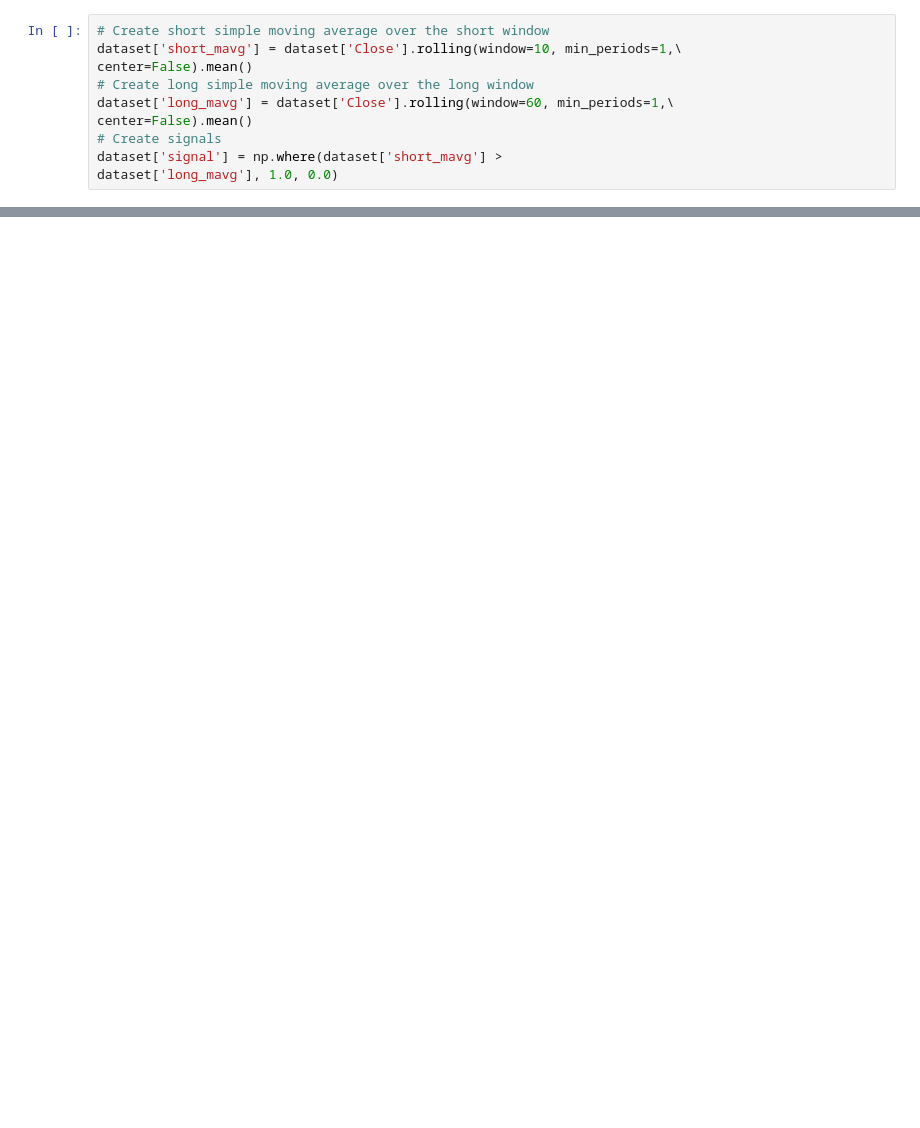
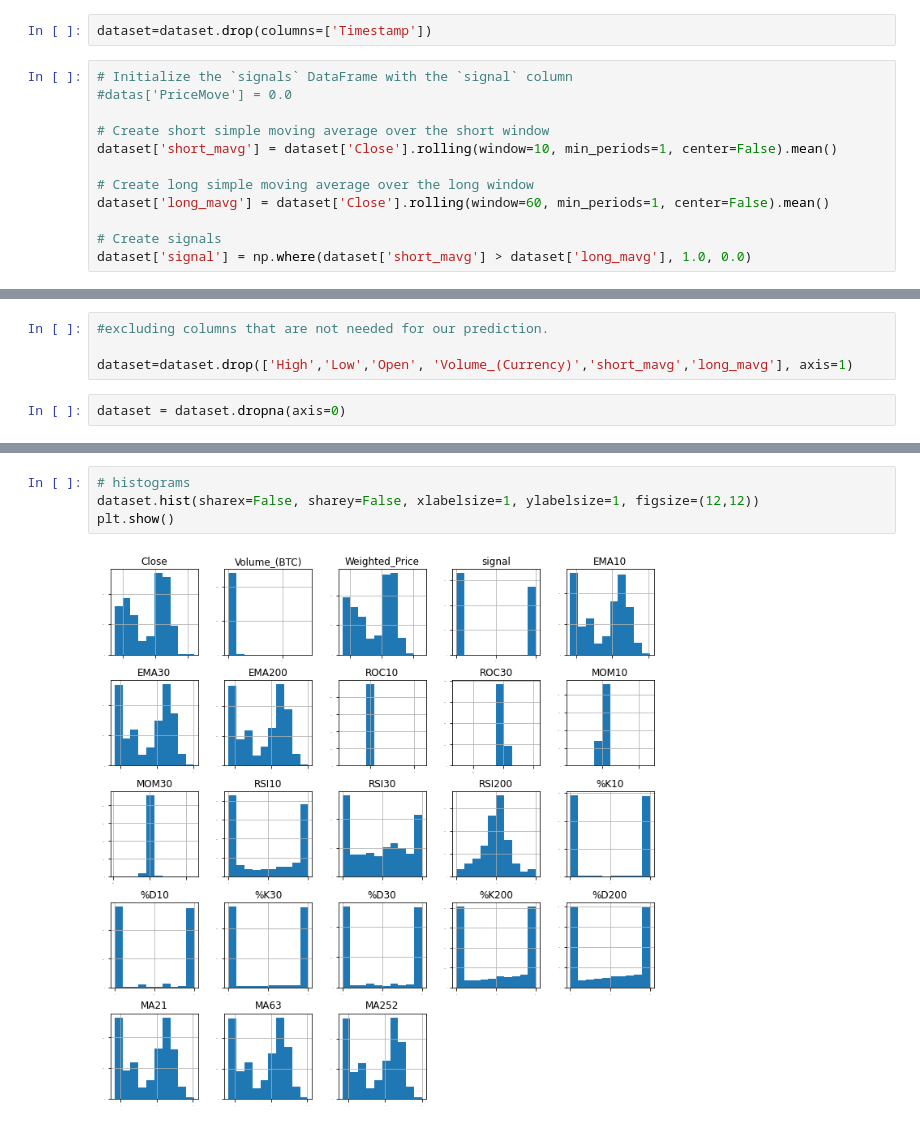
Before and after one commit to dlama001/Final-project-ML4T-large-cap-cryptos-, a Jupyter notebook: Bitcoin Trading Strategy.ipynb, the cells around one changed output, grey strips where cells are left out. Cells and saved outputs as stored; diff of their text form; blank space fills up the shorter version.

```diff
--- a/Bitcoin Trading Strategy.ipynb
+++ b/Bitcoin Trading Strategy.ipynb
@@ -28,10 +68,14 @@ NameError: name 'dataset' is not defined
+# %%
+dataset=dataset.drop(columns=['Timestamp'])
 # %%
+# Initialize the `signals` DataFrame with the `signal` column
+#datas['PriceMove'] = 0.0
+
 # Create short simple moving average over the short window
-dataset['short_mavg'] = dataset['Close'].rolling(window=10, min_periods=1,\
-center=False).mean()
+dataset['short_mavg'] = dataset['Close'].rolling(window=10, min_periods=1, center=False).mean()
+
 # Create long simple moving average over the long window
-dataset['long_mavg'] = dataset['Close'].rolling(window=60, min_periods=1,\
-center=False).mean()
+dataset['long_mavg'] = dataset['Close'].rolling(window=60, min_periods=1, center=False).mean()
+
 # Create signals
-dataset['signal'] = np.where(dataset['short_mavg'] >
-dataset['long_mavg'], 1.0, 0.0)
+dataset['signal'] = np.where(dataset['short_mavg'] > dataset['long_mavg'], 1.0, 0.0)
@@ -112,0 +179,6 @@ IndentationError: expected an indented block (<ipython-input-1-855d65d69724>, li
+# %%
+#excluding columns that are not needed for our prediction.
+
+dataset=dataset.drop(['High','Low','Open', 'Volume_(Currency)','short_mavg','long_mavg'], axis=1)
+# %%
+dataset = dataset.dropna(axis=0)
@@ -119,0 +206,6 @@ plt.show()
+# %%
+# histograms
+dataset.hist(sharex=False, sharey=False, xlabelsize=1, ylabelsize=1, figsize=(12,12))
+plt.show()
+# %% [output]
+[figure, added]
```
Also changed, not shown: parts of 26 cells of this notebook, 1 other file.
